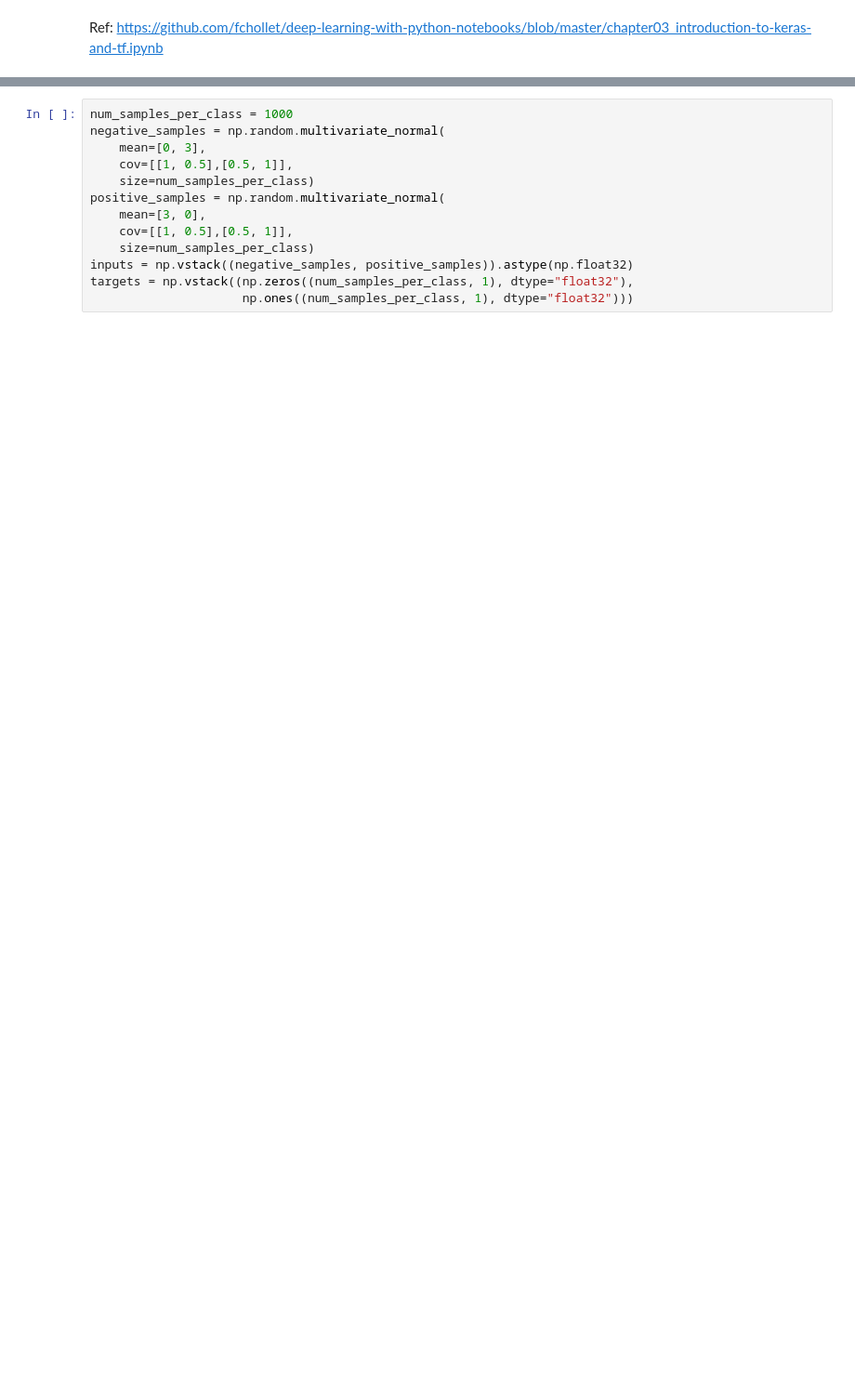
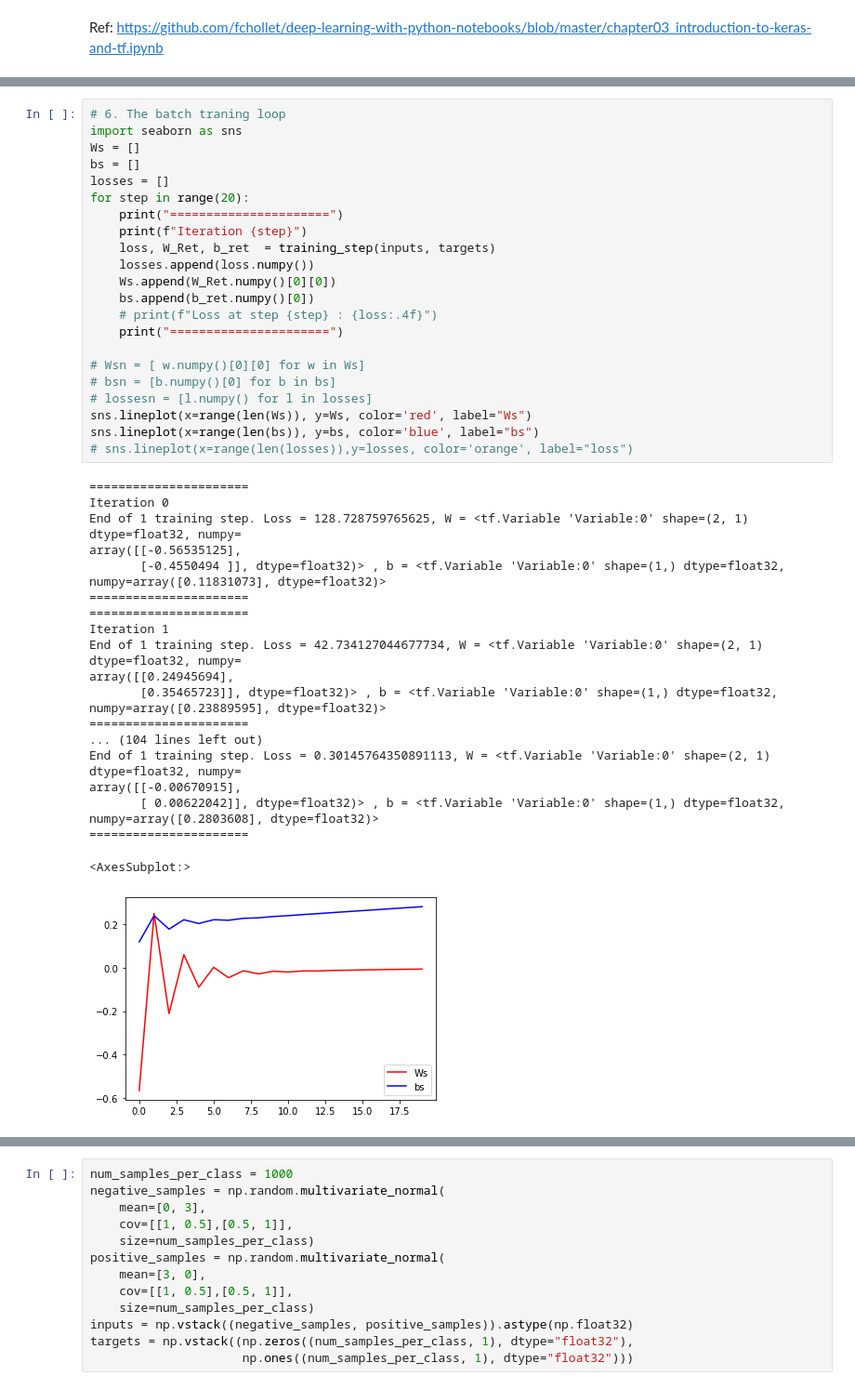
Before and after one commit to Kaizzen42/DLwPyFCholletBook, a Jupyter notebook: Chapter_3.ipynb, the cells around one changed output, grey strips where cells are left out. Shown: that part at 93% size. Saved outputs shown, nothing was run; the diff lists cells and outputs as text; blank space fills up the shorter version.

```diff
--- a/Chapter_3.ipynb
+++ b/Chapter_3.ipynb
@@ -41,0 +162,42 @@ tf.Tensor(
+# %%
+# 6. The batch traning loop
+import seaborn as sns
+Ws = []
+bs = []
+losses = []
+for step in range(20):
+    print("======================")
+    print(f"Iteration {step}")
+    loss, W_Ret, b_ret  = training_step(inputs, targets)
+    losses.append(loss.numpy())
+    Ws.append(W_Ret.numpy()[0][0])
+    bs.append(b_ret.numpy()[0])
+    # print(f"Loss at step {step} : {loss:.4f}")
+    print("======================")
+
+# Wsn = [ w.numpy()[0][0] for w in Ws]
+# bsn = [b.numpy()[0] for b in bs]
+# lossesn = [l.numpy() for l in losses]
+sns.lineplot(x=range(len(Ws)), y=Ws, color='red', label="Ws")
+sns.lineplot(x=range(len(bs)), y=bs, color='blue', label="bs")
+# sns.lineplot(x=range(len(losses)),y=losses, color='orange', label="loss")
+# %% [output]
+======================
+Iteration 0
+End of 1 training step. Loss = 128.728759765625, W = <tf.Variable 'Variable:0' shape=(2, 1) dtype=float32, numpy=
+array([[-0.56535125],
+       [-0.4550494 ]], dtype=float32)> , b = <tf.Variable 'Variable:0' shape=(1,) dtype=float32, numpy=array([0.11831073], dtype=float32)>
+======================
+======================
+Iteration 1
+End of 1 training step. Loss = 42.734127044677734, W = <tf.Variable 'Variable:0' shape=(2, 1) dtype=float32, numpy=
+array([[0.24945694],
+       [0.35465723]], dtype=float32)> , b = <tf.Variable 'Variable:0' shape=(1,) dtype=float32, numpy=array([0.23889595], dtype=float32)>
+======================
+... (104 lines left out)
+End of 1 training step. Loss = 0.30145764350891113, W = <tf.Variable 'Variable:0' shape=(2, 1) dtype=float32, numpy=
+array([[-0.00670915],
+       [ 0.00622042]], dtype=float32)> , b = <tf.Variable 'Variable:0' shape=(1,) dtype=float32, numpy=array([0.2803608], dtype=float32)>
+======================
+<AxesSubplot:>
+[figure, added]
```
Also changed, not shown: parts of 38 cells of this notebook.
